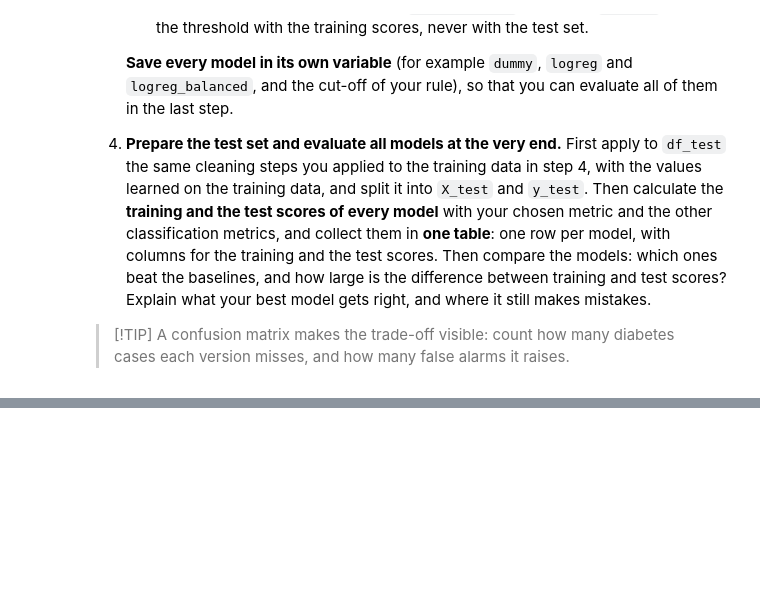
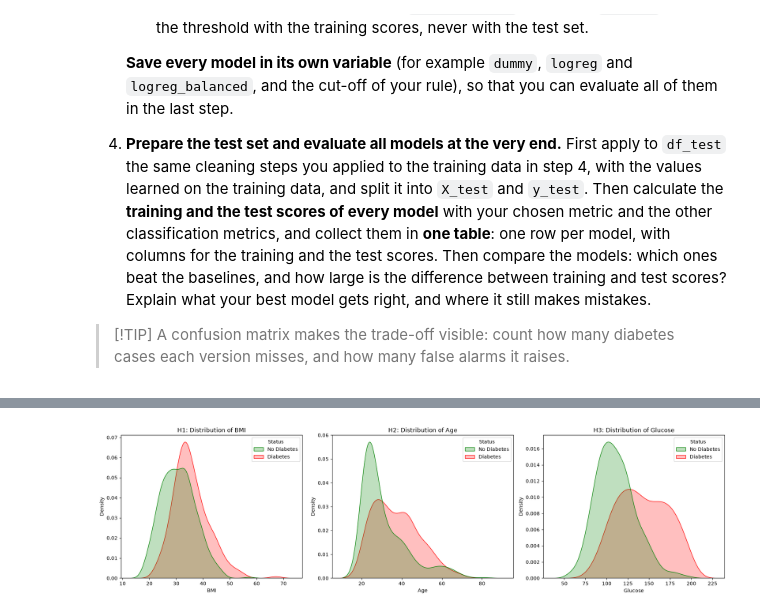
Before and after one commit to NicolaiTurcan/first_amle_project_diabetes, a Jupyter notebook: 01_diabetes_project.ipynb, the cells around one changed output, grey strips where cells are left out. Cells and saved outputs as stored; diff of their text form; code cells hidden in the pictures; blank space fills up the shorter version.

Commit message:
nt_diabetes_project v1

```diff
--- a/01_diabetes_project.ipynb
+++ b/01_diabetes_project.ipynb
@@ -97,0 +136,20 @@ from sklearn.metrics import (
+# %%
+# Identify columns where a value of 0 is a hidden missing value
+columns_with_hidden_zeros = ['Glucose', 'BloodPressure', 'SkinThickness', 'Insulin', 'BMI']
+
+print("Hidden zeros in training data before cleaning:")
+print((df_train[columns_with_hidden_zeros] == 0).sum())
+
+# Replace 0 with NaN
+df_train[columns_with_hidden_zeros] = df_train[columns_with_hidden_zeros].replace(0, np.nan)
+
+# Calculate medians ONLY from the training set
+train_medians = df_train[columns_with_hidden_zeros].median()
+
+# Impute the missing values with the training medians
+df_train[columns_with_hidden_zeros] = df_train[columns_with_hidden_zeros].fillna(train_medians)
+
+print("\nHidden zeros in training data after cleaning:")
+print((df_train[columns_with_hidden_zeros] == 0).sum())
+#print(df_train.head())
+#df_train.describe()
@@ -97,0 +176,74 @@ from sklearn.metrics import (
+# %%
+# --- Visualizing the Hypotheses ---
+
+
+# --- (KDE Plots) ---
+fig, axes = plt.subplots(1, 3, figsize=(18, 5))
+
+# draw "mountains" (distributions) for each feature
+sns.kdeplot(data=df_train, x='BMI', hue='Outcome', fill=True, common_norm=False, ax=axes[0], palette=['green', 'red'])
+axes[0].set_title('H1: Distribution of BMI')
+
+sns.kdeplot(data=df_train, x='Age', hue='Outcome', fill=True, common_norm=False, ax=axes[1], palette=['green', 'red'])
+axes[1].set_title('H2: Distribution of Age')
+
+sns.kdeplot(data=df_train, x='Glucose', hue='Outcome', fill=True, common_norm=False, ax=axes[2], palette=['green', 'red'])
+axes[2].set_title('H3: Distribution of Glucose')
+
+# changing the labels for clarity
+for ax in axes:
+    leg = ax.get_legend()
+    leg.set_title("Status")
+    new_labels = ['No Diabetes', 'Diabetes']
+    for t, l in zip(leg.texts, new_labels): t.set_text(l)
+
+plt.tight_layout()
+plt.show()
+
+# //////////////////////////////////////////////////////////////////////////////////////////////////////////////////////
+
+# --- (Boxplots) ---
+fig, axes = plt.subplots(1, 3, figsize=(18, 5))
+
+# BMI vs Diabetes Outcome
+sns.boxplot(data=df_train, x='Outcome', y='BMI', ax=axes[0])
+axes[0].set_title('H1: BMI vs Diabetes Outcome')
+
+# Age vs Diabetes Outcome
+sns.boxplot(data=df_train, x='Outcome', y='Age', ax=axes[1])
+axes[1].set_title('H2: Age vs Diabetes Outcome')
+
+# Glucose vs Diabetes Outcome
+sns.boxplot(data=df_train, x='Outcome', y='Glucose', ax=axes[2])
+axes[2].set_title('H3: Glucose vs Diabetes Outcome')
+
+plt.tight_layout()
+plt.show()
+
+
+# //////////////////////////////////////////////////////////////////////////////////////////////////////////////////////
+
+
+# --- Statistical Testing ---
+alpha = 0.05 / 3  # Bonferroni correction for 3 tests
+print(f"Adjusted significance level (alpha): {alpha:.4f}\n")
+
+features_to_test = ['BMI', 'Age', 'Glucose']
+
+for feature in features_to_test:
+    # Separate the groups
+    group_0 = df_train[df_train['Outcome'] == 0][feature] # No diabetes
+    group_1 = df_train[df_train['Outcome'] == 1][feature] # Diabetes
+
+    # Mann-Whitney U test (alternative='less' because we hypothesize group_0 < group_1)
+    stat, p_value = stats.mannwhitneyu(group_0, group_1, alternative='less')
+
+    print(f"--- Hypothesis for {feature} ---")
+    print(f"Mann-Whitney U p-value: {p_value:.2e}")
+    if p_value < alpha:
+        print(f"Verdict: SUPPORTED (Statistically significant difference)")
+    else:
+        print(f"Verdict: CONTRADICTED / CANNOT TELL YET")
+    print("-" * 35)
+# %% [output]
+[figure, added]
```
Also changed, not shown: parts of 15 cells of this notebook.
